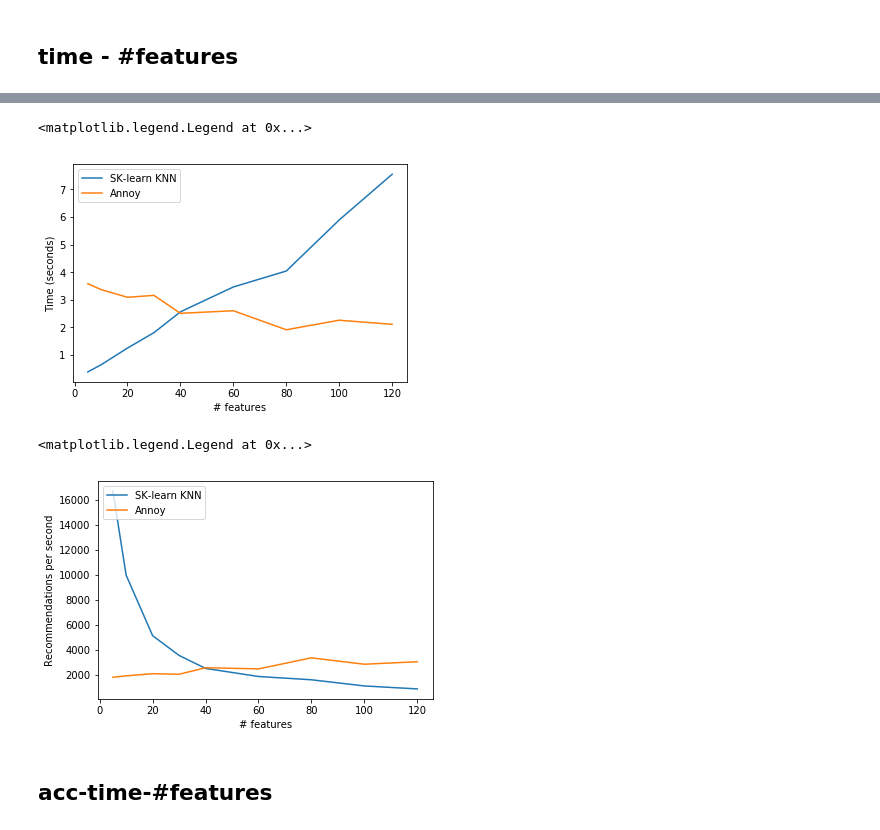
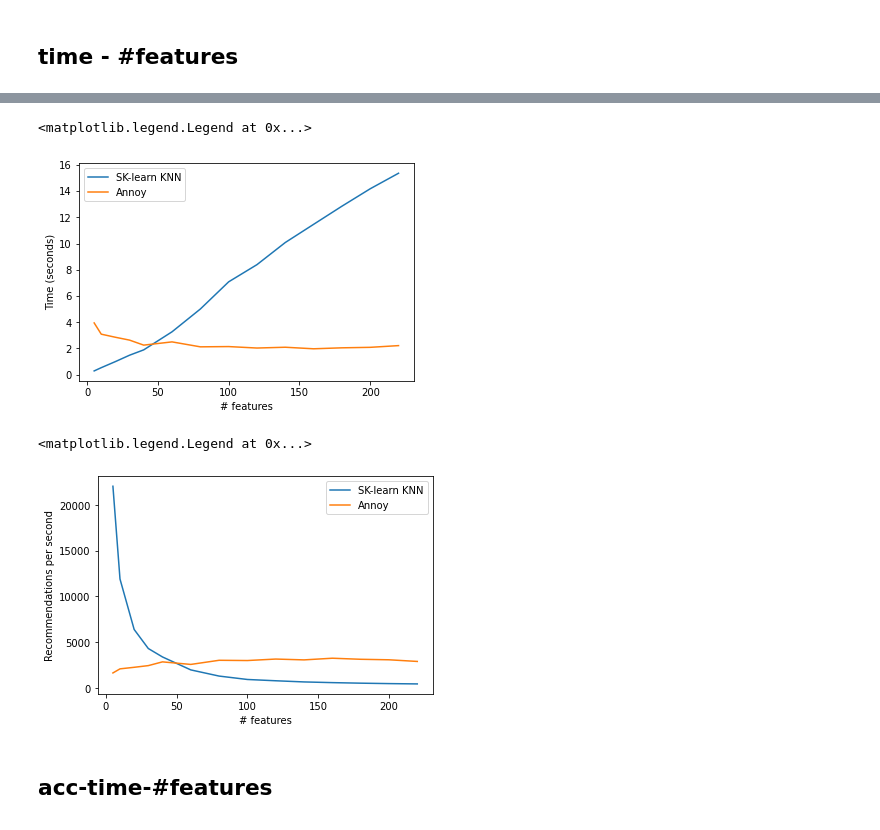
Before and after one commit to ae1999/Yekranet-Recommender-system-offline-evaluation, a Jupyter notebook: chetor.ipynb, the cells around one changed output, grey strips where cells are left out. Cells and saved outputs as stored; diff of their text form; code cells hidden in the pictures.

```diff
--- a/chetor.ipynb
+++ b/chetor.ipynb
@@ -814,5 +1481,11 @@ print(ndcgs)
+# %%
+alst = [7.289317607879639, 9.750426769256592, 14.307723760604858, 25.630435466766357, 141.31052207946777, 245.95699858665466, 531.0659351348877, 1182.7597563266754, 889.0909335613251, 2246.1444799900055]
+annoyt = [4.7668375968933105, 3.9713222980499268, 3.6236677169799805, 3.494922161102295, 2.913334369659424, 3.168506622314453, 2.6421518325805664, 2.6659493446350098, 3.134293794631958, 3.1395812034606934]
+knnt = [0.3691706657409668, 0.6302402019500732, 1.2295241355895996, 1.8892674446105957, 2.3320982456207275, 5.420377492904663, 6.786769866943359, 7.923229217529297, 17.07801127433777, 14.070316791534424]
+accs = [0.12670253502011536, 0.19889163556460343, 0.24400174494692453, 0.2736335288320165, 0.2908244874218409, 0.31389656342397365, 0.3343996897872134, 0.34385148562842327, 0.3570032152262776, 0.36887854846266943]
+ndcgs = [0.10664456717637862, 0.16809047723368792, 0.206169213939166, 0.23102143279005524, 0.24551619649065584, 0.26460049649718315, 0.2816905352556345, 0.2899726504051018, 0.3008974967463259, 0.3109966588301528]
 # %%
-features = [5, 10, 20, 30, 40, 60, 80, 100, 120]
+features = [5, 10, 20, 30, 40, 60, 80, 100, 120, 140, 160, 180, 200, 220]
 plt.plot(features, knnt, label = 'SK-learn KNN')
 plt.plot(features, annoyt, label = 'Annoy')
 plt.xlabel('# features')
@@ -820,17 +1493,17 @@ plt.ylabel('Time (seconds)')
 plt.legend(loc="upper left")
 # %% [output]
 <matplotlib.legend.Legend at 0x...>
-[figure, old version]
+[figure, new version]
 # %%
-features = [5, 10, 20, 30, 40, 60, 80, 100, 120]
+features = [5, 10, 20, 30, 40, 60, 80, 100, 120, 140, 160, 180, 200, 220]
 plt.plot(features, 6378/np.array(knnt), label = 'SK-learn KNN')
 plt.plot(features, 6378/np.array(annoyt), label = 'Annoy')
 plt.xlabel('# features')
 plt.ylabel('Recommendations per second')
-plt.legend(loc="upper left")
+plt.legend(loc="upper right")
 # %% [output]
 <matplotlib.legend.Legend at 0x...>
-[figure, old version]
+[figure, new version]
 # %% [markdown]
 ## acc-time-#features
 # %%
```
Also changed, not shown: parts of 47 cells of this notebook, 2 other files.
